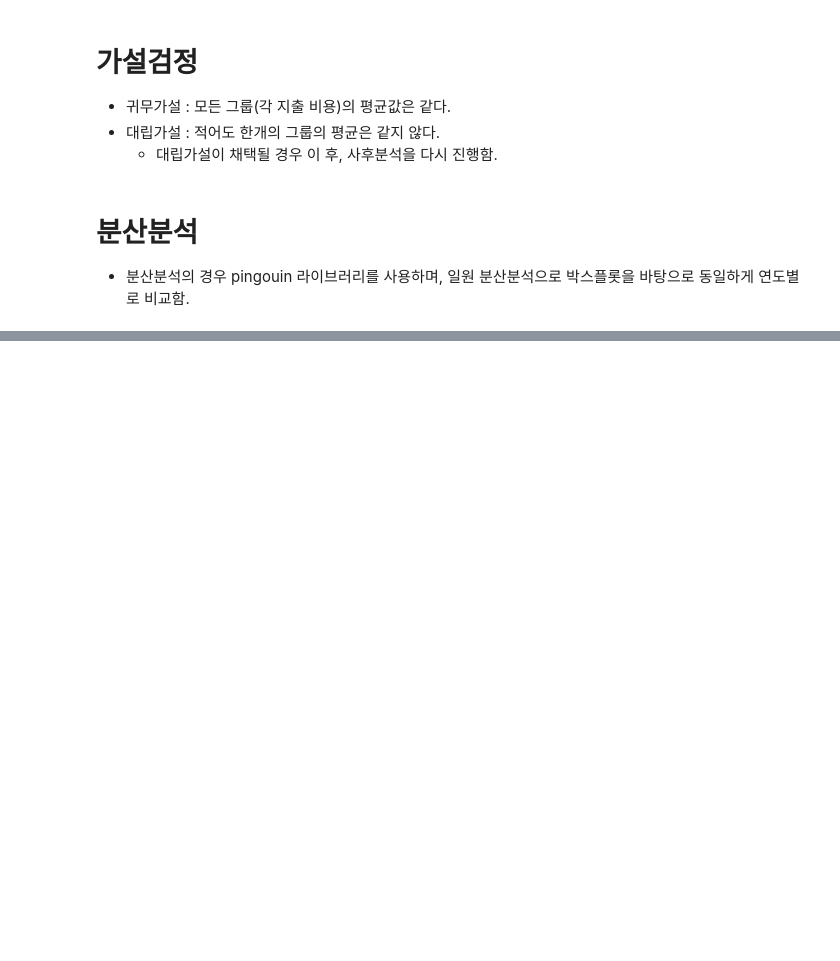
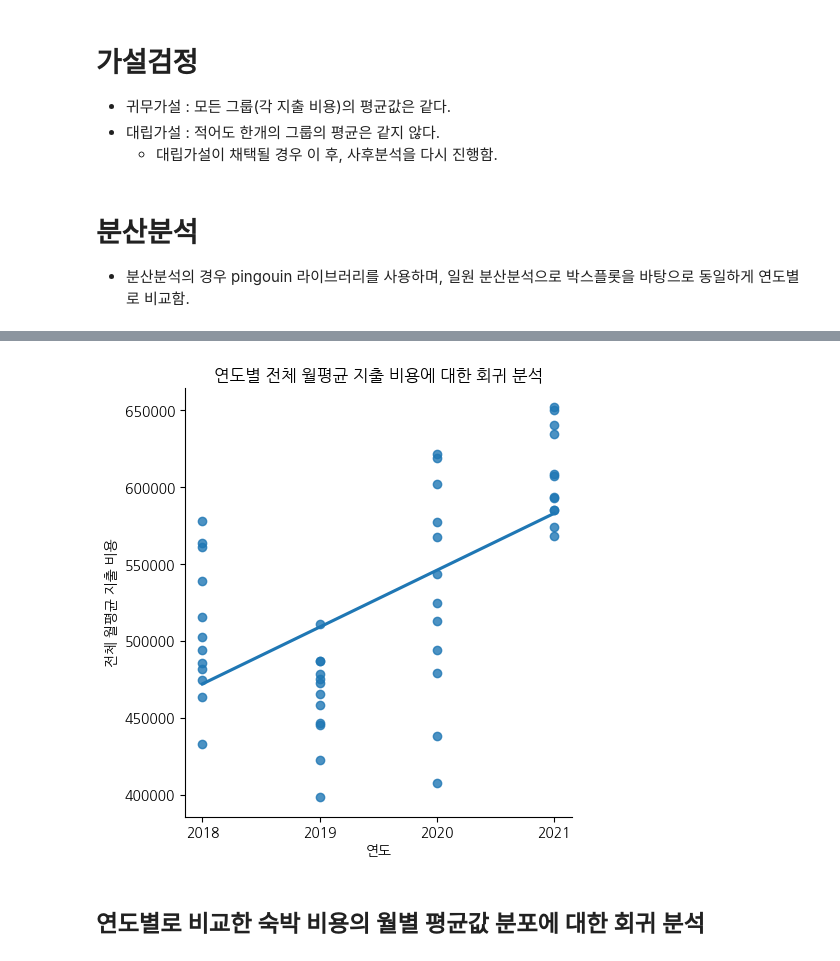
Before and after one commit to HaJeong-K/Jeju_project, a Jupyter notebook: 물가 전체 데이터.ipynb, the cells around one changed output, grey strips where cells are left out. Saved outputs shown, nothing was run; the diff lists cells and outputs as text; code cells hidden in the pictures; blank space fills up the shorter version.

```diff
--- a/물가 전체 데이터.ipynb
+++ b/물가 전체 데이터.ipynb
@@ -3424,0 +3531,6 @@ tukey_hsd
+# %%
+X = merged_total['연도']
+y = merged_total['평균']
+
+regression_result_total = pg.linear_regression(X, y)
+regression_result_total
@@ -3424,0 +3541,17 @@ tukey_hsd
+# %%
+import seaborn as sns
+
+sns.lmplot(x='연도', y='평균', data=merged_total, ci=None)
+
+# 그래프 제목과 레이블 설정
+plt.title('연도별 전체 월평균 지출 비용에 대한 회귀 분석')
+plt.xlabel('연도')
+plt.ylabel('전체 월평균 지출 비용')
+plt.xticks(range(int(min(X)), int(max(X))+1))
+
+# 결과 출력
+plt.show()
+# %% [output]
+[figure, added]
+# %% [markdown]
+## 연도별로 비교한 숙박 비용의 월별 평균값 분포에 대한 회귀 분석
```
Also changed, not shown: parts of 28 cells of this notebook.
